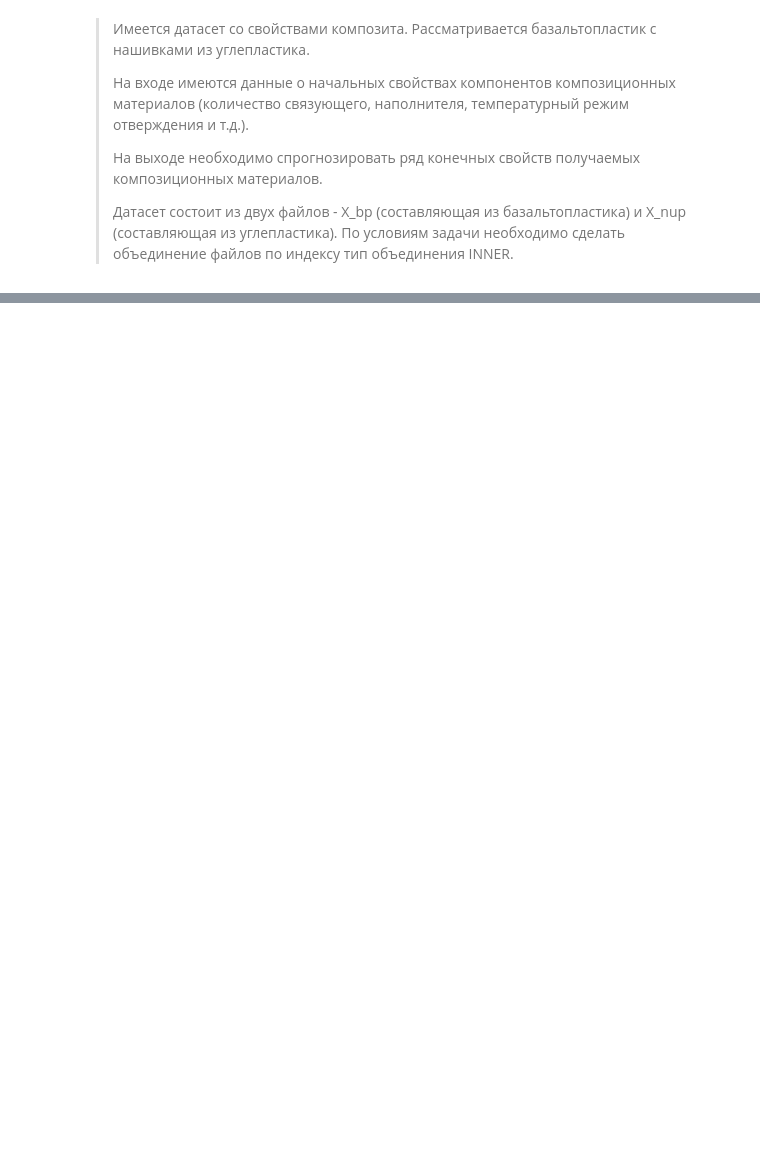
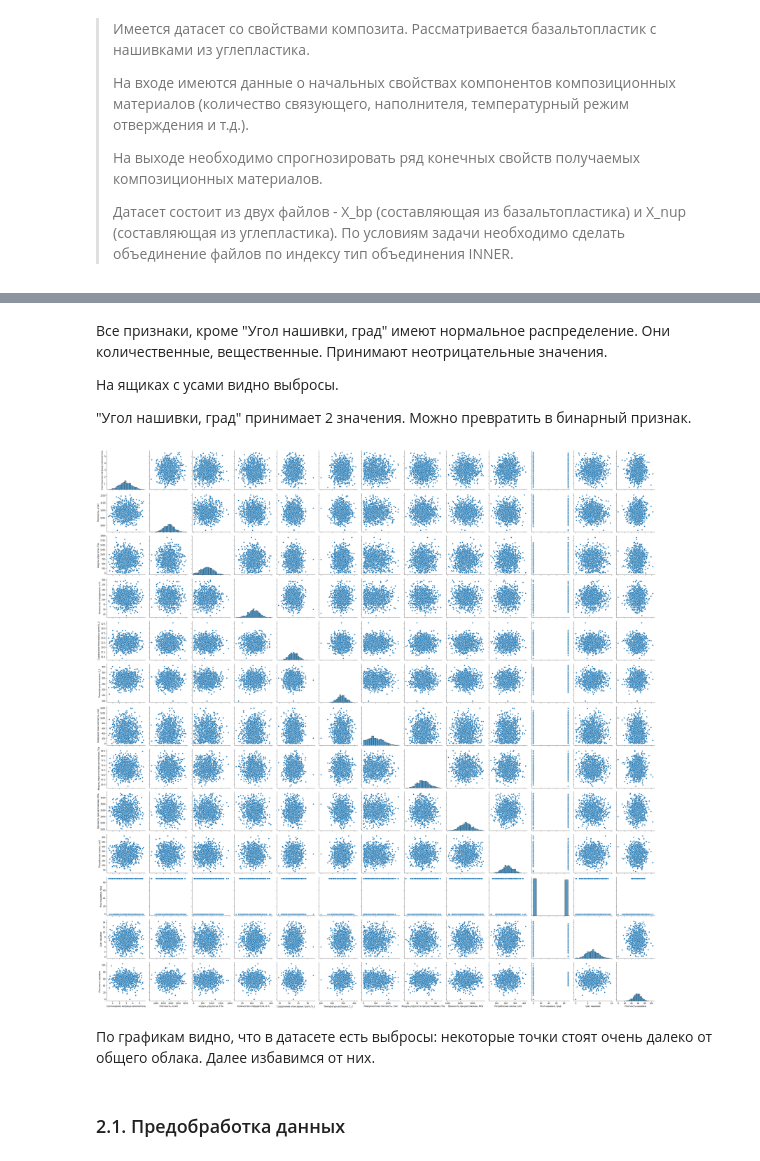
Before and after one commit to alexemus/bmstu_fqw, a Jupyter notebook: fqw.ipynb, the cells around one changed output, grey strips where cells are left out. Drawn from its saved outputs; the diff is of its cells as text; code cells hidden in the pictures; blank space fills up the shorter version.

```diff
--- a/fqw.ipynb
+++ b/fqw.ipynb
@@ -81,0 +231,16 @@ import pickle
+# %% [markdown]
+Все признаки, кроме "Угол нашивки, град" имеют нормальное распределение. Они количественные, вещественные. Принимают неотрицательные значения.
+
+На ящиках с усами видно выбросы.
+
+"Угол нашивки, град" принимает 2 значения. Можно превратить в бинарный признак.
+# %%
+# Построим попарные графики рассеяния точек
+sns.pairplot(df, height=3);
+# %% [output]
+[figure, added]
+# %% [markdown]
+По графикам видно, что в датасете есть выбросы: некоторые точки стоят очень далеко от общего облака.
+Далее избавимся от них.
+# %% [markdown]
+### 2.1. Предобработка данных
```
Also changed, not shown: parts of 32 cells of this notebook.
